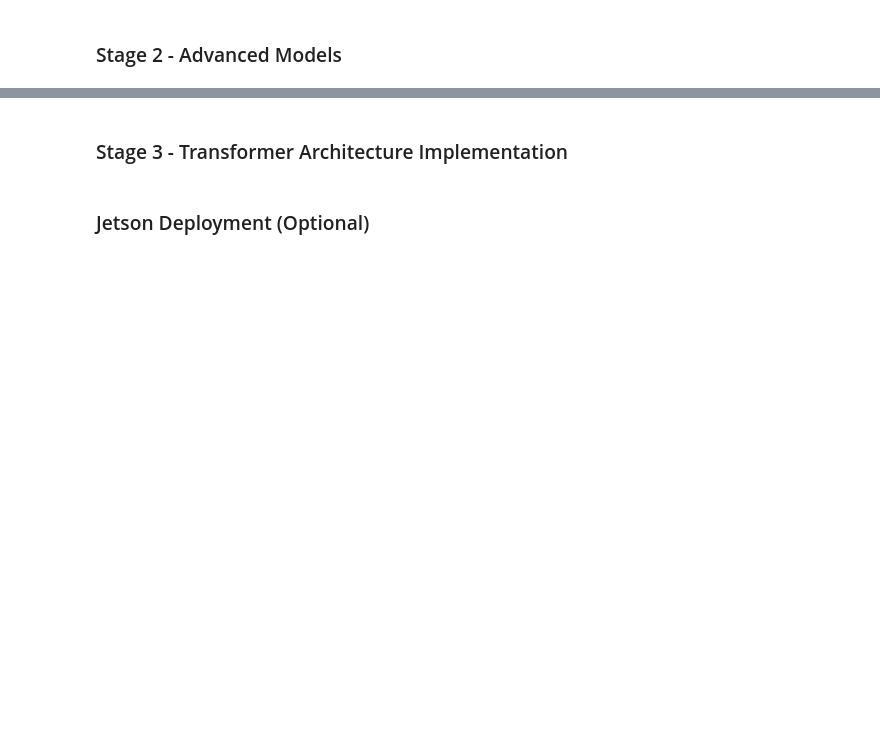
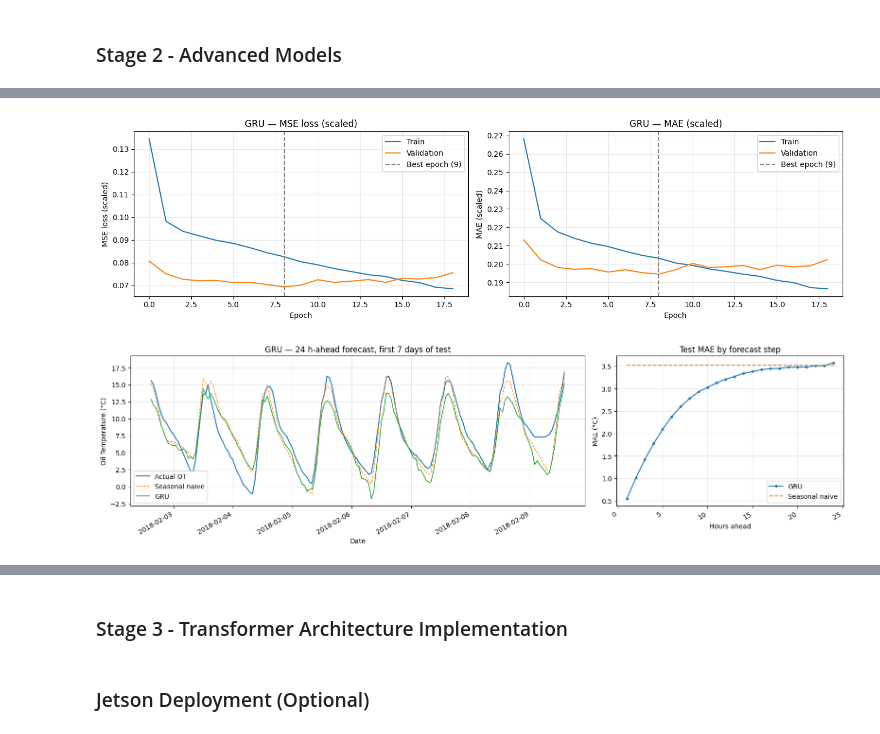
Before and after one commit to janwod/TransformerTempTracker, a Jupyter notebook: AISE4010_Project_Group07.ipynb, the cells around one changed output, grey strips where cells are left out. Cells and saved outputs as stored; diff of their text form; code cells hidden in the pictures; blank space fills up the shorter version.

```diff
--- a/AISE4010_Project_Group07.ipynb
+++ b/AISE4010_Project_Group07.ipynb
@@ -860,0 +956,12 @@ The gain is small. The whole grid only spans 2.336 to 2.482 °C, and every run u
+# %%
+# Identical to the LSTM config except for the cell type, so any difference comes from the cell.
+GRU_CONFIG = {**LSTM_CONFIG, 'cell': 'gru'}
+
+gru, gru_hist, gru_time = fit_model(build_rnn, **GRU_CONFIG)
+gru.summary()
+
+gru_val_pred, gru_test_pred = evaluate_model('GRU', gru, gru_hist, gru_time)
+gru_epochs = len(gru_hist.history['loss'])
+gru_best = int(np.argmin(gru_hist.history['val_loss'])) + 1
+print(f'GRU: {gru_epochs} epochs (best {gru_best}), {gru_time:.1f} s')
+display(comparison_table())
@@ -860,0 +1001,7 @@ The gain is small. The whole grid only spans 2.336 to 2.482 °C, and every run u
+# %%
+# GRU learning curves and test forecasts.
+plot_learning_curves(gru_hist, 'GRU')
+plot_forecasts(gru_test_pred, 'GRU')
+# %% [output]
+[figure, added]
+[figure, added]
```
Also changed, not shown: parts of 20 cells of this notebook.
